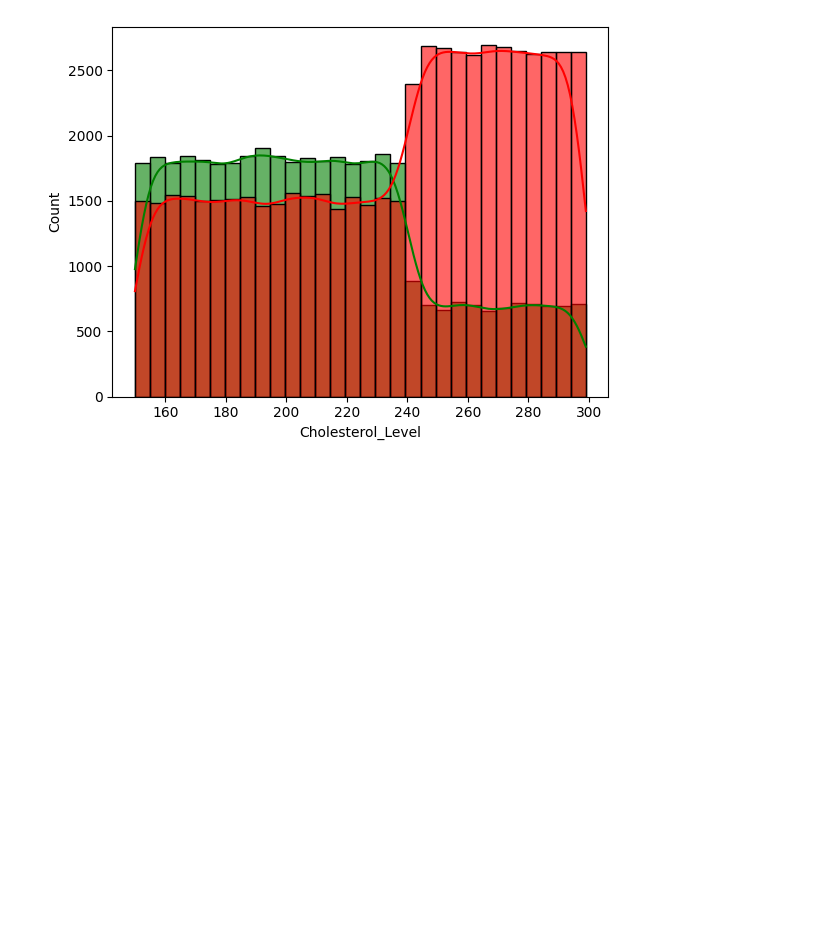
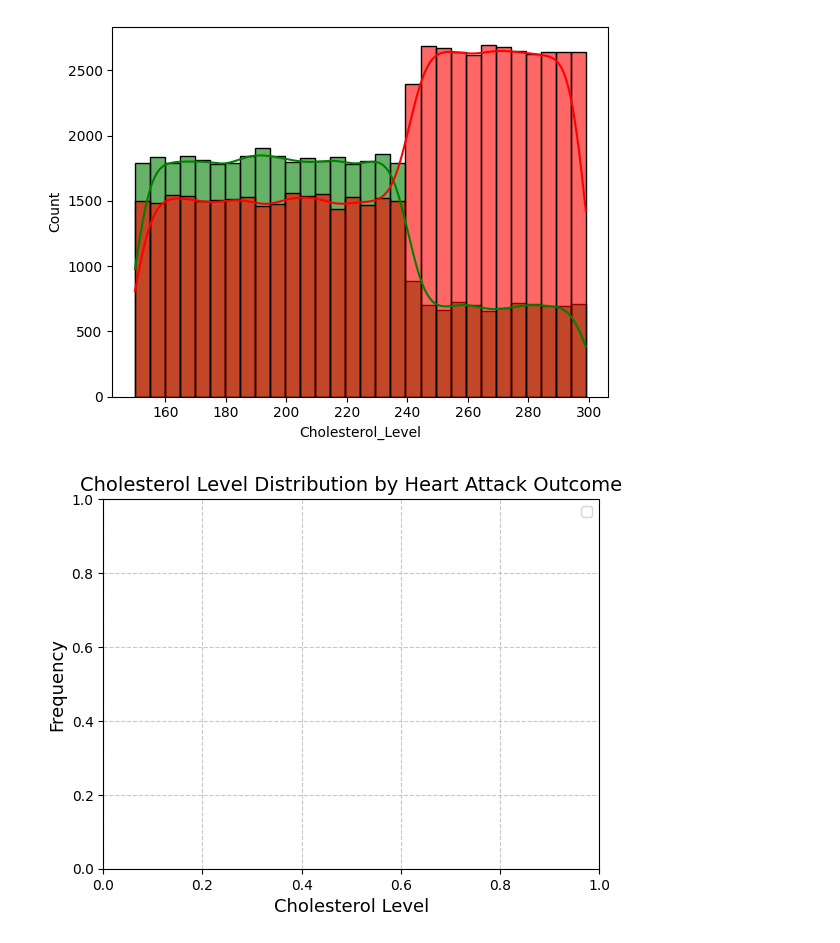
Before and after one commit to Oakdavid/heart_attack_data_analysis, a Jupyter notebook: assignment1.ipynb, the cells around one changed output. Cells and saved outputs as stored; diff of their text form; code cells hidden in the pictures; blank space fills up the shorter version.

Commit message:
heart cholestrol distribution

```diff
--- a/assignment1.ipynb
+++ b/assignment1.ipynb
@@ -55,3 +55,16 @@ sns.histplot(df[df['Heart_Attack_Outcome'] == 1]['Cholesterol_Level'], kde=True,
 # %% [output]
 <Axes: xlabel='Cholesterol_Level', ylabel='Count'>
 [figure]
+# %%
+#                               2.
+
+# Customize the plot with gridlines, labels, and a title.
+
+plt.title('Cholesterol Level Distribution by Heart Attack Outcome', fontsize=14)
+plt.xlabel('Cholesterol Level', fontsize=13)
+plt.ylabel('Frequency', fontsize=13)
+plt.grid(True, linestyle='--', alpha=0.7)
+plt.legend()
+plt.show()
+# %% [output]
+[figure, added]
```
Also changed, not shown: parts of 2 cells of this notebook.
